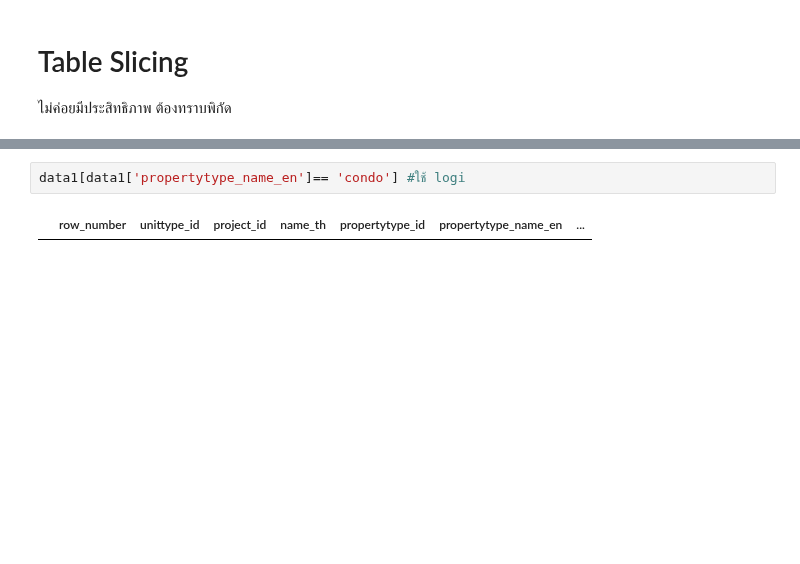
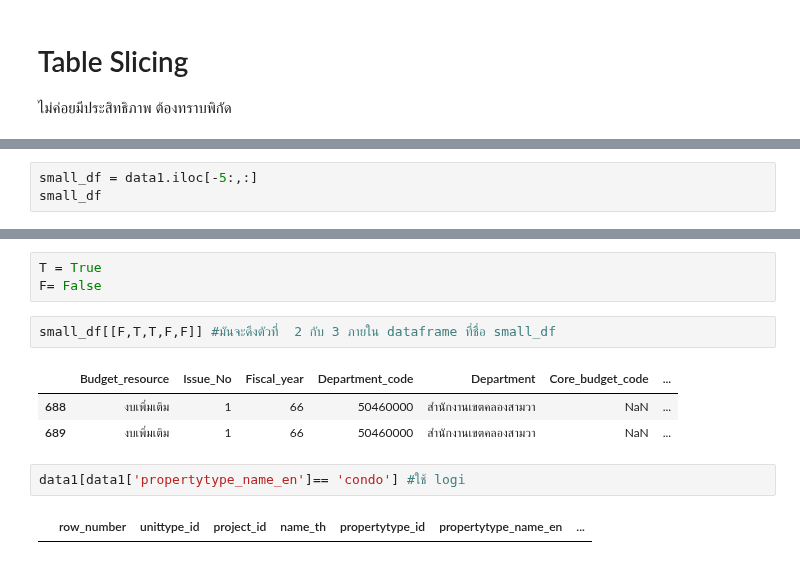
Before and after one commit to Tonry12/python_dataviz2023, a Jupyter notebook: Pandas101.ipynb, the cells around one changed output, grey strips where cells are left out. Drawn from its saved outputs; the diff is of its cells as text; blank space fills up the shorter version.

```diff
--- a/Pandas101.ipynb
+++ b/Pandas101.ipynb
@@ -148,0 +200,3 @@ data1.iloc[-20 :,7:10]
+# %%
+small_df = data1.iloc[-5:,:]
+small_df
@@ -149,3 +210,12 @@ data1.iloc[-20 :,7:10]
+# %%
+T = True
+F= False
+# %%
+small_df[[F,T,T,F,F]] #มันจะดึงตัวที่  2 กับ 3 ภายใน dataframe ที่ชื่อ small_df
+# %% [output]
+|  | Budget_resource | Issue_No | Fiscal_year | Department_code | Department | Core_budget_code | ... |
+| 688 | งบเพิ่มเติม | 1 | 66 | 50460000 | สำนักงานเขตคลองสามวา | NaN | ... |
+| 689 | งบเพิ่มเติม | 1 | 66 | 50460000 | สำนักงานเขตคลองสามวา | NaN | ... |
 # %%
 data1[data1['propertytype_name_en']== 'condo'] #ใช้ logi
 # %% [output]
```
Also changed, not shown: parts of 25 cells of this notebook.
